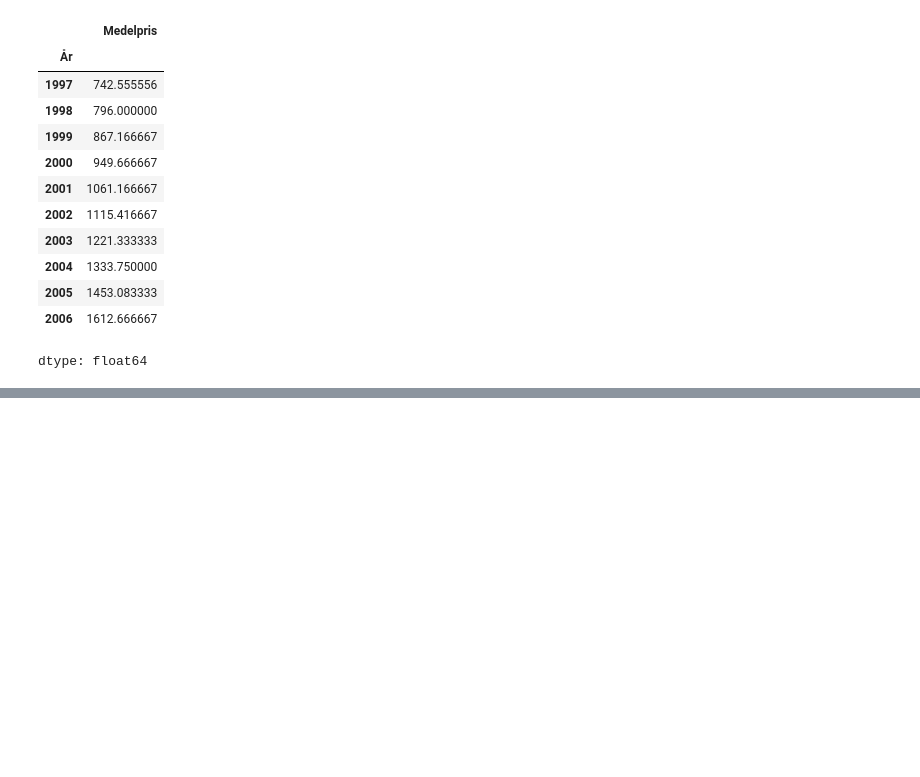
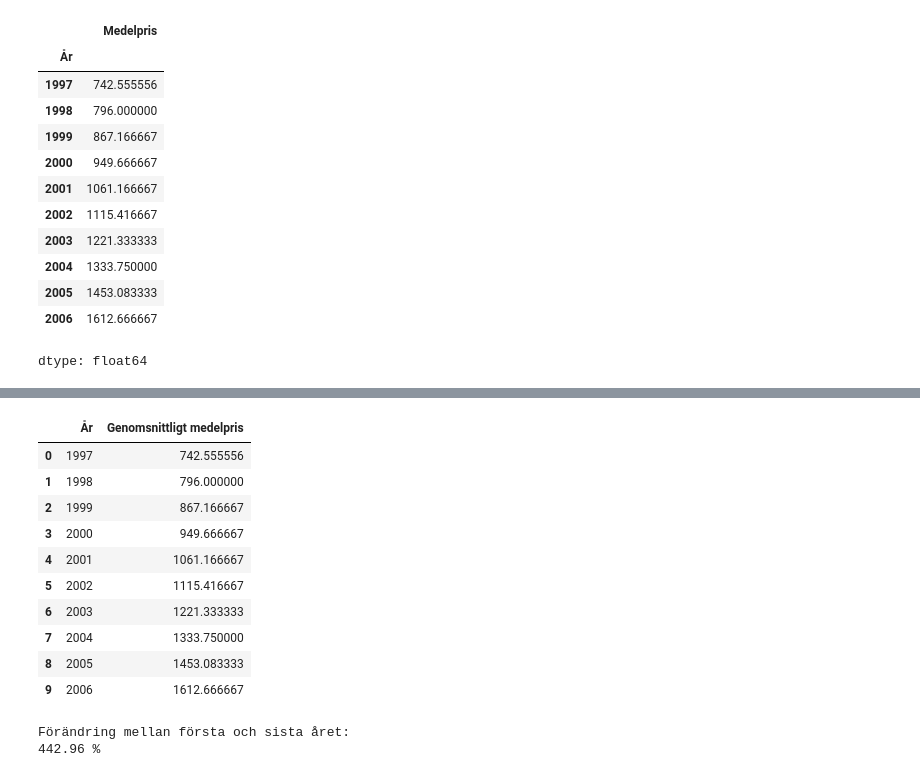
Before and after one commit to musishxo/house_price_analysis-SCB, a Jupyter notebook: House_price_analysis_SCB.ipynb, the cells around one changed output, grey strips where cells are left out. Cells and saved outputs as stored; diff of their text form; code cells hidden in the pictures; blank space fills up the shorter version.

```diff
--- a/House_price_analysis_SCB.ipynb
+++ b/House_price_analysis_SCB.ipynb
@@ -399,0 +405,33 @@ dtype: float64
+# %%
+# Skapa en tabell med genomsnittligt bostadspris per år
+
+arsstatistik = pris_per_ar.reset_index()
+
+arsstatistik.columns = ["År", "Genomsnittligt medelpris"]
+
+arsstatistik.head(10)
+# %% [output]
+|  | År | Genomsnittligt medelpris |
+| 0 | 1997 | 742.555556 |
+| 1 | 1998 | 796.000000 |
+| 2 | 1999 | 867.166667 |
+| 3 | 2000 | 949.666667 |
+| 4 | 2001 | 1061.166667 |
+| 5 | 2002 | 1115.416667 |
+| 6 | 2003 | 1221.333333 |
+| 7 | 2004 | 1333.750000 |
+| 8 | 2005 | 1453.083333 |
+| 9 | 2006 | 1612.666667 |
+# %%
+# Beräkna den totala procentuella förändringen
+
+forsta_pris = arsstatistik["Genomsnittligt medelpris"].iloc[0]
+sista_pris = arsstatistik["Genomsnittligt medelpris"].iloc[-1]
+
+procentuell_forandring = ((sista_pris - forsta_pris) / forsta_pris) * 100
+
+print("Förändring mellan första och sista året:")
+print(round(procentuell_forandring, 2), "%")
+# %% [output]
+Förändring mellan första och sista året:
+442.96 %
```
Also changed, not shown: parts of 3 cells of this notebook.
